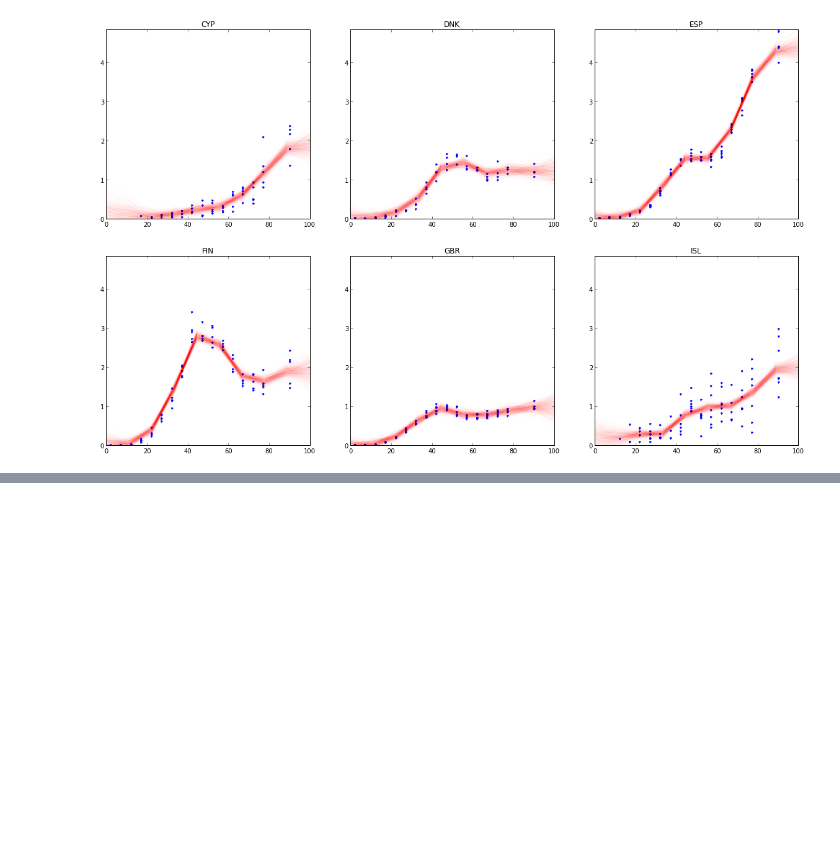
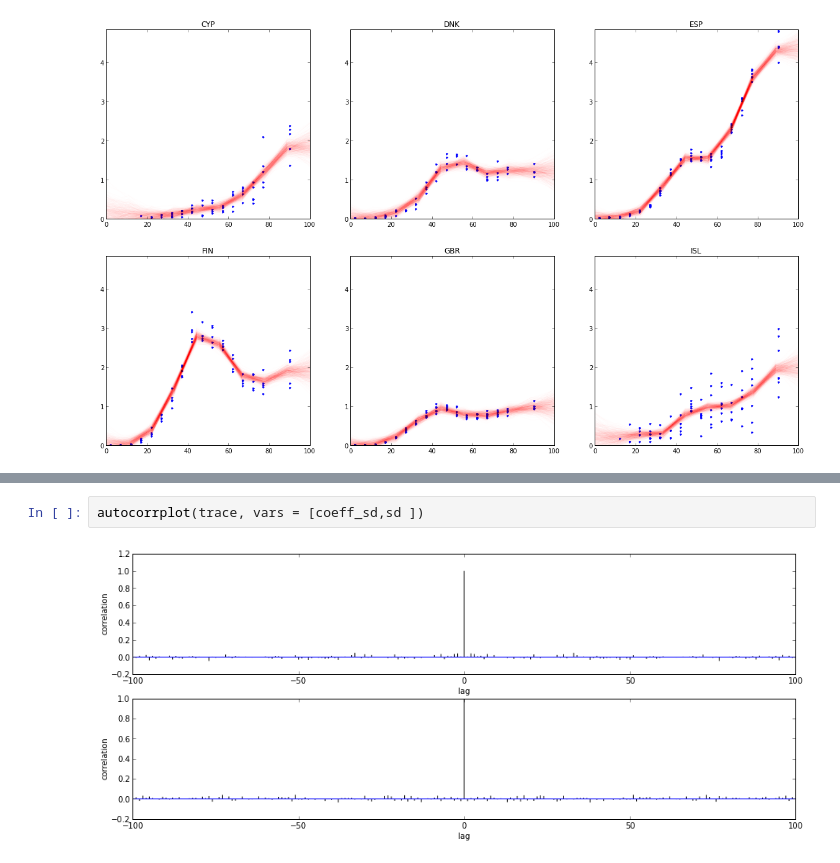
Before and after one commit to pymc-devs/pymc, a Jupyter notebook: pymc/examples/GHME 2013.ipynb, the cells around one changed output, grey strips where cells are left out. Saved outputs shown, nothing was run; the diff lists cells and outputs as text; blank space fills up the shorter version.

```diff
--- a/pymc/examples/GHME 2013.ipynb
+++ b/pymc/examples/GHME 2013.ipynb
@@ -92,0 +95,4 @@ traceplot(trace[100:], vars = [coeff_sd]);
+# %%
+autocorrplot(trace, vars = [coeff_sd,sd ])
+# %% [output]
+[figure, added]
```
Also changed, not shown: parts of 4 cells of this notebook, 2 other files.
